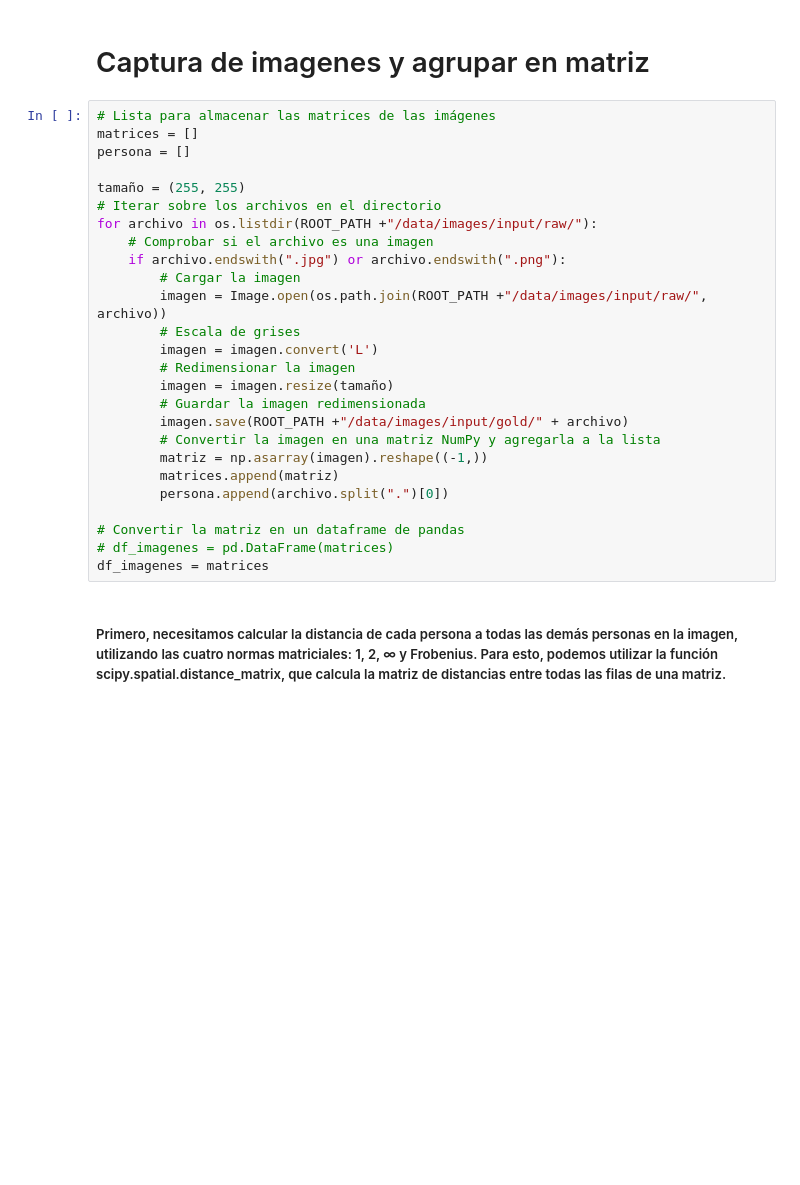
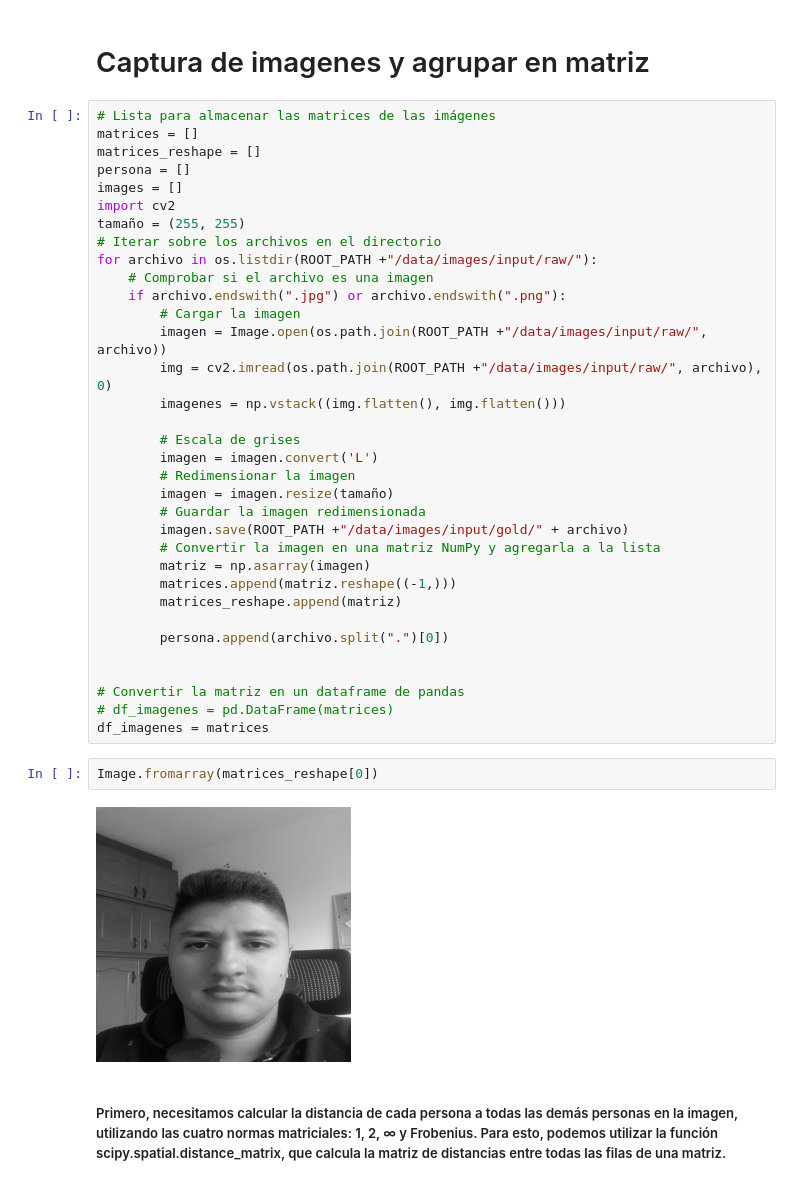
Before and after one commit to alejomd17/distancia_imagenes, a Jupyter notebook: code/src/images_distance.ipynb, the cells around one changed output. Saved outputs shown, nothing was run; the diff lists cells and outputs as text; blank space fills up the shorter version.

Commit message:
arreglo imagenes distancias

```diff
--- a/code/src/images_distance.ipynb
+++ b/code/src/images_distance.ipynb
@@ -19,8 +23,10 @@ ROOT_PATH = os.path.abspath(os.path.join('../'+os.path.dirname('__file__')))
 # %%
 # Lista para almacenar las matrices de las imágenes
 matrices = []
+matrices_reshape = []
 persona = []
-
+images = []
+import cv2
 tamaño = (255, 255)
 # Iterar sobre los archivos en el directorio
 for archivo in os.listdir(ROOT_PATH +"/data/images/input/raw/"):
@@ -28,6 +34,9 @@ for archivo in os.listdir(ROOT_PATH +"/data/images/input/raw/"):
     if archivo.endswith(".jpg") or archivo.endswith(".png"):
         # Cargar la imagen
         imagen = Image.open(os.path.join(ROOT_PATH +"/data/images/input/raw/", archivo))
+        img = cv2.imread(os.path.join(ROOT_PATH +"/data/images/input/raw/", archivo), 0)
+        imagenes = np.vstack((img.flatten(), img.flatten()))
+
         # Escala de grises
         imagen = imagen.convert('L')
         # Redimensionar la imagen
@@ -35,13 +44,20 @@ for archivo in os.listdir(ROOT_PATH +"/data/images/input/raw/"):
         # Guardar la imagen redimensionada
         imagen.save(ROOT_PATH +"/data/images/input/gold/" + archivo)
         # Convertir la imagen en una matriz NumPy y agregarla a la lista
-        matriz = np.asarray(imagen).reshape((-1,))
-        matrices.append(matriz)
+        matriz = np.asarray(imagen)
+        matrices.append(matriz.reshape((-1,)))
+        matrices_reshape.append(matriz)
+
         persona.append(archivo.split(".")[0])
+
 
 # Convertir la matriz en un dataframe de pandas
 # df_imagenes = pd.DataFrame(matrices)
 df_imagenes = matrices
+# %%
+Image.fromarray(matrices_reshape[0])
+# %% [output]
+[figure, added]
 # %% [markdown]
 ##### Primero, necesitamos calcular la distancia de cada persona a todas las demás personas en la imagen, utilizando las cuatro normas matriciales: 1, 2, ∞ y Frobenius. Para esto, podemos utilizar la función scipy.spatial.distance_matrix, que calcula la matriz de distancias entre todas las filas de una matriz.
 # %%
```
Also changed, not shown: parts of 16 cells of this notebook, 15 other files.
